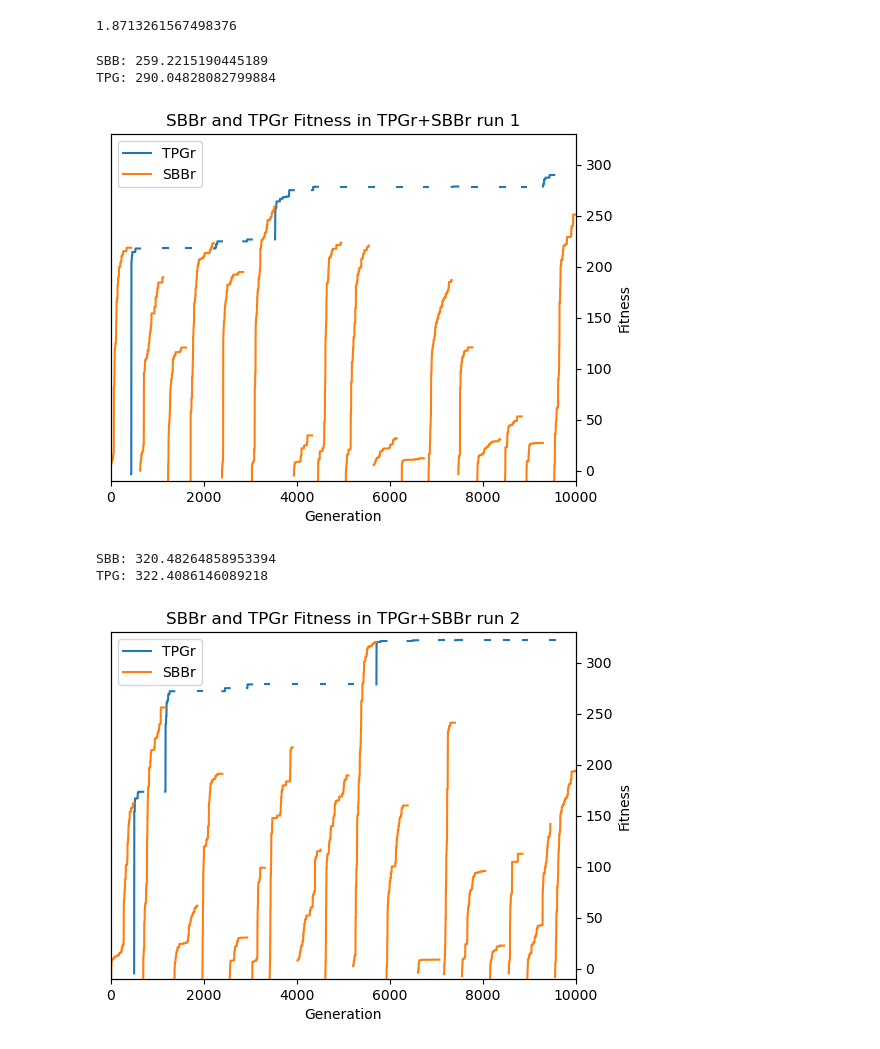
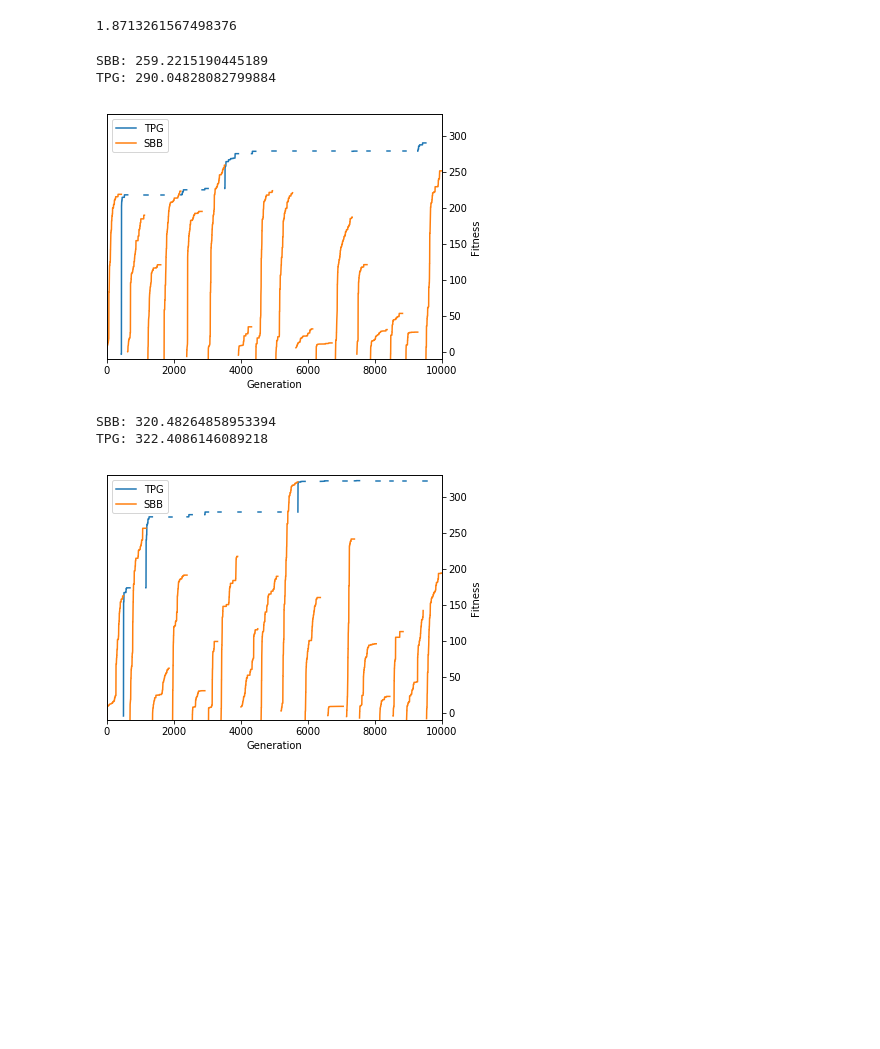
Before and after one commit to Ryan-Amaral/gp-bipedal-walker-analysis, a Jupyter notebook: basic_analysis.ipynb, the cells around one changed output. Saved outputs shown, nothing was run; the diff lists cells and outputs as text; code cells hidden in the pictures; blank space fills up the shorter version.

```diff
--- a/basic_analysis.ipynb
+++ b/basic_analysis.ipynb
@@ -818,39 +818,39 @@ for num in range(1,6):
 
     for i in range(len(tpg_x)):
         if i == 0:
-            plt.plot(tpg_x[i], tpg_y[i], color=colors[0], label="TPGr")
+            plt.plot(tpg_x[i], tpg_y[i], color=colors[0], label="TPG")
         else:
             plt.plot(tpg_x[i], tpg_y[i], color=colors[0])
 
     for i in range(len(sbb_x)):
         if i == 0:
-            plt.plot(sbb_x[i], sbb_y[i], color=colors[1], label="SBBr")
+            plt.plot(sbb_x[i], sbb_y[i], color=colors[1], label="SBB")
         else:
             plt.plot(sbb_x[i], sbb_y[i], color=colors[1])
 
-    plt.title(f"SBBr and TPGr Fitness in TPGr+SBBr run {num}")
+    #plt.title(f"SBBr and TPGr Fitness in TPGr+SBBr run {num}")
     plt.xlabel("Generation")
     plt.xlim(0,10000)
     plt.yticks(np.arange(-40, 2001, 5000))
     ylim = plt.ylim(-10, 330)
     plt.legend(loc="upper left")
 
     ax = plt.twinx()
     ax.set_ylim(ylim)
     #ax.set_yticks(np.arange(0, 61, 5))
     ax.yaxis.set_label_position("right")
     plt.ylabel("Fitness")
 
     plt.savefig(f"images/evo-tpgsbb-fit-{num}.pdf", bbox_inches = 'tight')
 
     print("SBB:", max_sbb)
     print("TPG:", max_tpg)
 
     plt.show()
 # %% [output]
 SBB: 259.2215190445189
 TPG: 290.04828082799884
-[figure, old version]
+[figure, new version]
 SBB: 320.48264858953394
 TPG: 322.4086146089218
-[figure, old version]
+[figure, new version]
```
Also changed, not shown: parts of 17 cells of this notebook, 23 other files.
